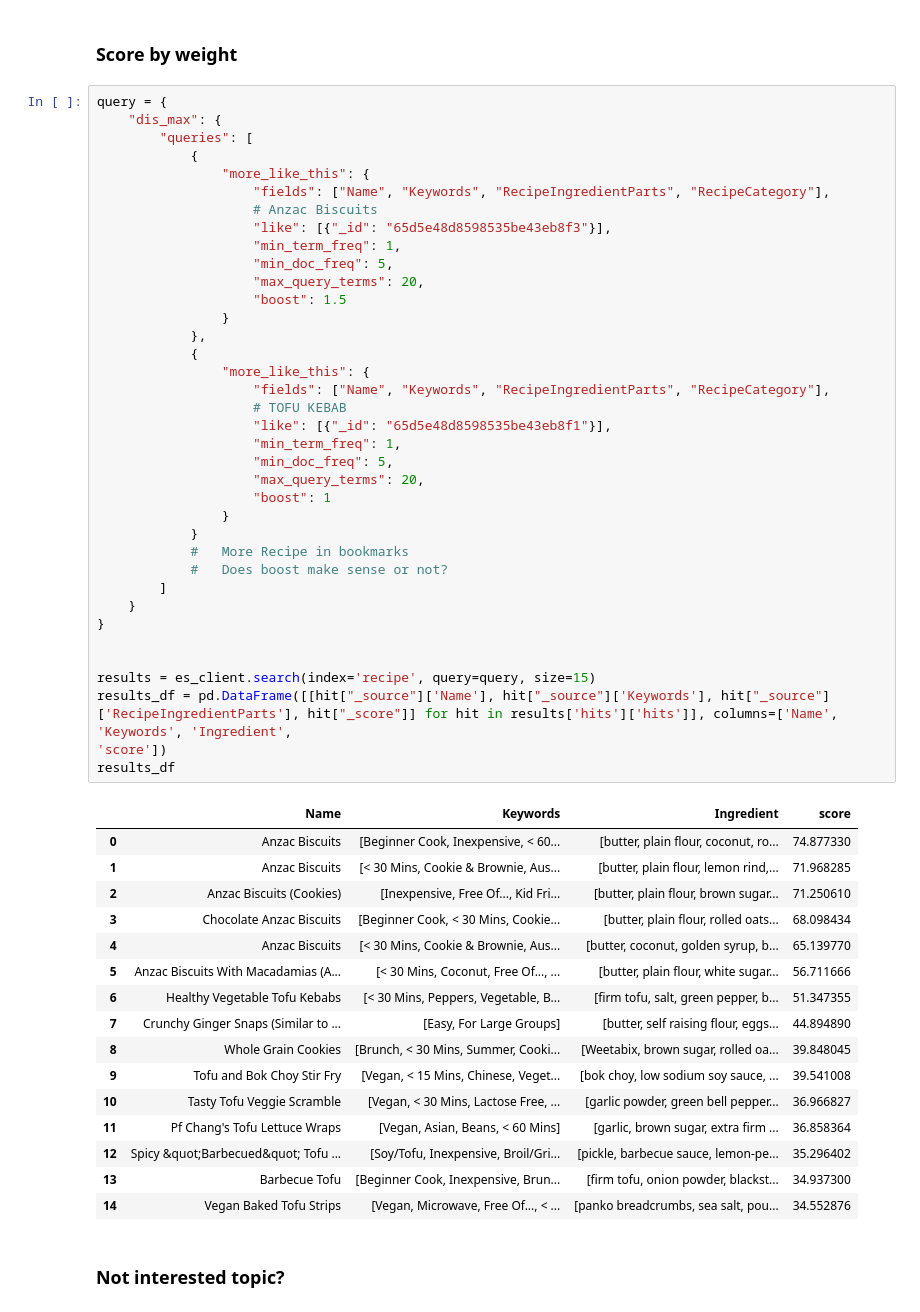
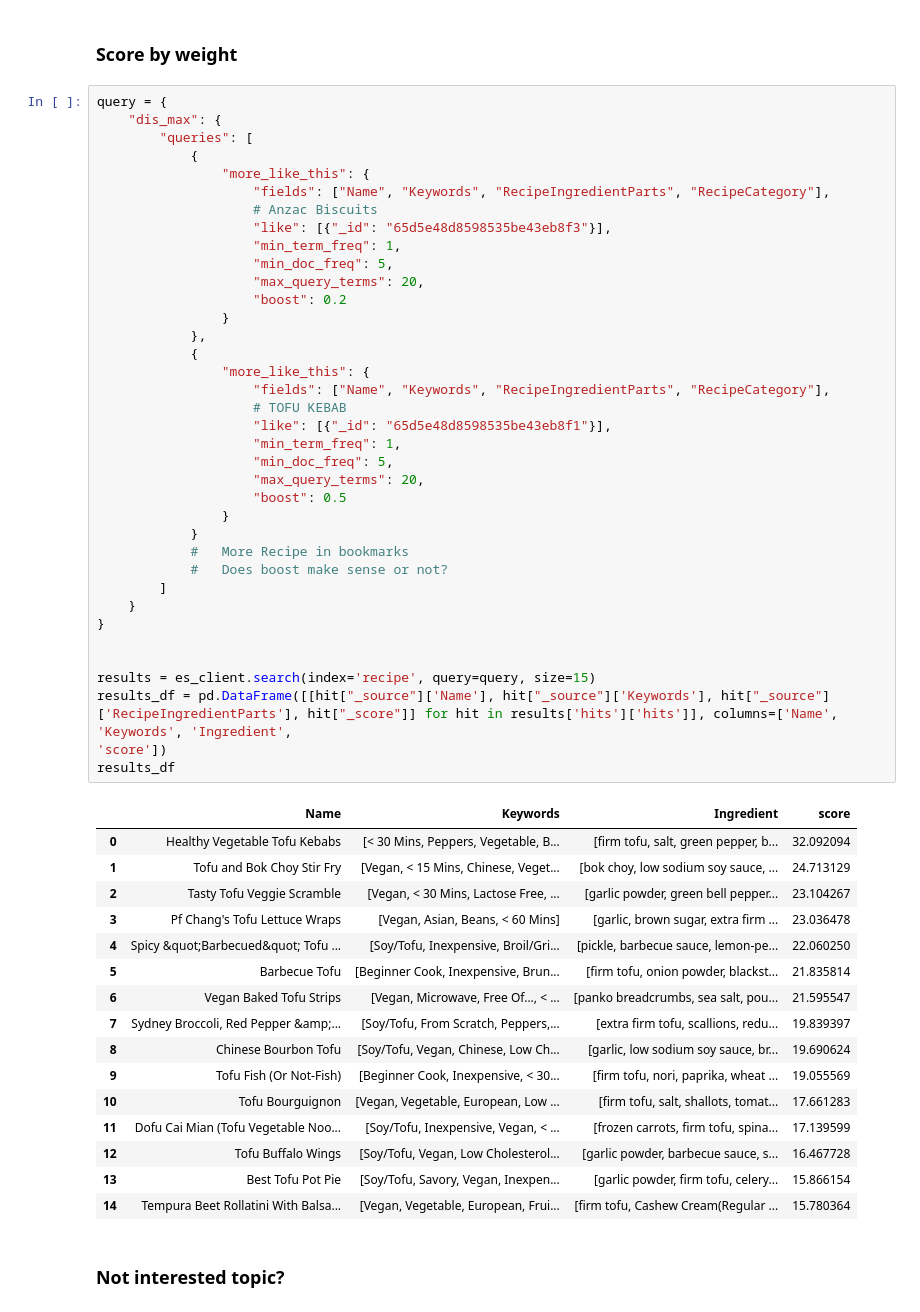
Before and after one commit to h0shizaki/DishDash-Retrieval, a Jupyter notebook: data-pipeline.ipynb, the cells around one changed output. Drawn from its saved outputs; the diff is of its cells as text.

```diff
--- a/data-pipeline.ipynb
+++ b/data-pipeline.ipynb
@@ -244,50 +246,50 @@ query = {
                     "like": [{"_id": "65d5e48d8598535be43eb8f3"}],
                     "min_term_freq": 1,
                     "min_doc_freq": 5,
                     "max_query_terms": 20,
-                    "boost": 1.5
+                    "boost": 0.2
                 }
             },
             {
                 "more_like_this": {
                     "fields": ["Name", "Keywords", "RecipeIngredientParts", "RecipeCategory"],
                     # TOFU KEBAB
                     "like": [{"_id": "65d5e48d8598535be43eb8f1"}],
                     "min_term_freq": 1,
                     "min_doc_freq": 5,
                     "max_query_terms": 20,
-                    "boost": 1
+                    "boost": 0.5
                 }
             }
             #   More Recipe in bookmarks
             #   Does boost make sense or not?
         ]
     }
 }
 
 
 results = es_client.search(index='recipe', query=query, size=15)
 results_df = pd.DataFrame([[hit["_source"]['Name'], hit["_source"]['Keywords'], hit["_source"]
 ['RecipeIngredientParts'], hit["_score"]] for hit in results['hits']['hits']], columns=['Name', 'Keywords', 'Ingredient',
 'score'])
 results_df
 # %% [output]
 |  | Name | Keywords | Ingredient | score |
-| 0 | Anzac Biscuits | [Beginner Cook, Inexpensive, < 60... | [butter, plain flour, coconut, ro... | 74.877330 |
-| 1 | Anzac Biscuits | [< 30 Mins, Cookie & Brownie, Aus... | [butter, plain flour, lemon rind,... | 71.968285 |
-| 2 | Anzac Biscuits (Cookies) | [Inexpensive, Free Of..., Kid Fri... | [butter, plain flour, brown sugar... | 71.250610 |
-| 3 | Chocolate Anzac Biscuits | [Beginner Cook, < 30 Mins, Cookie... | [butter, plain flour, rolled oats... | 68.098434 |
-| 4 | Anzac Biscuits | [< 30 Mins, Cookie & Brownie, Aus... | [butter, coconut, golden syrup, b... | 65.139770 |
-| 5 | Anzac Biscuits With Macadamias (A... | [< 30 Mins, Coconut, Free Of..., ... | [butter, plain flour, white sugar... | 56.711666 |
-| 6 | Healthy Vegetable Tofu Kebabs | [< 30 Mins, Peppers, Vegetable, B... | [firm tofu, salt, green pepper, b... | 51.347355 |
-| 7 | Crunchy Ginger Snaps (Similar to ... | [Easy, For Large Groups] | [butter, self raising flour, eggs... | 44.894890 |
-| 8 | Whole Grain Cookies | [Brunch, < 30 Mins, Summer, Cooki... | [Weetabix, brown sugar, rolled oa... | 39.848045 |
-| 9 | Tofu and Bok Choy Stir Fry | [Vegan, < 15 Mins, Chinese, Veget... | [bok choy, low sodium soy sauce, ... | 39.541008 |
-| 10 | Tasty Tofu Veggie Scramble | [Vegan, < 30 Mins, Lactose Free, ... | [garlic powder, green bell pepper... | 36.966827 |
-| 11 | Pf Chang's Tofu Lettuce Wraps | [Vegan, Asian, Beans, < 60 Mins] | [garlic, brown sugar, extra firm ... | 36.858364 |
-| 12 | Spicy &quot;Barbecued&quot; Tofu ... | [Soy/Tofu, Inexpensive, Broil/Gri... | [pickle, barbecue sauce, lemon-pe... | 35.296402 |
-| 13 | Barbecue Tofu | [Beginner Cook, Inexpensive, Brun... | [firm tofu, onion powder, blackst... | 34.937300 |
-| 14 | Vegan Baked Tofu Strips | [Vegan, Microwave, Free Of..., < ... | [panko breadcrumbs, sea salt, pou... | 34.552876 |
+| 0 | Healthy Vegetable Tofu Kebabs | [< 30 Mins, Peppers, Vegetable, B... | [firm tofu, salt, green pepper, b... | 32.092094 |
+| 1 | Tofu and Bok Choy Stir Fry | [Vegan, < 15 Mins, Chinese, Veget... | [bok choy, low sodium soy sauce, ... | 24.713129 |
+| 2 | Tasty Tofu Veggie Scramble | [Vegan, < 30 Mins, Lactose Free, ... | [garlic powder, green bell pepper... | 23.104267 |
+| 3 | Pf Chang's Tofu Lettuce Wraps | [Vegan, Asian, Beans, < 60 Mins] | [garlic, brown sugar, extra firm ... | 23.036478 |
+| 4 | Spicy &quot;Barbecued&quot; Tofu ... | [Soy/Tofu, Inexpensive, Broil/Gri... | [pickle, barbecue sauce, lemon-pe... | 22.060250 |
+| 5 | Barbecue Tofu | [Beginner Cook, Inexpensive, Brun... | [firm tofu, onion powder, blackst... | 21.835814 |
+| 6 | Vegan Baked Tofu Strips | [Vegan, Microwave, Free Of..., < ... | [panko breadcrumbs, sea salt, pou... | 21.595547 |
+| 7 | Sydney Broccoli, Red Pepper &amp;... | [Soy/Tofu, From Scratch, Peppers,... | [extra firm tofu, scallions, redu... | 19.839397 |
+| 8 | Chinese Bourbon Tofu | [Soy/Tofu, Vegan, Chinese, Low Ch... | [garlic, low sodium soy sauce, br... | 19.690624 |
+| 9 | Tofu Fish (Or Not-Fish) | [Beginner Cook, Inexpensive, < 30... | [firm tofu, nori, paprika, wheat ... | 19.055569 |
+| 10 | Tofu Bourguignon | [Vegan, Vegetable, European, Low ... | [firm tofu, salt, shallots, tomat... | 17.661283 |
+| 11 | Dofu Cai Mian (Tofu Vegetable Noo... | [Soy/Tofu, Inexpensive, Vegan, < ... | [frozen carrots, firm tofu, spina... | 17.139599 |
+| 12 | Tofu Buffalo Wings | [Soy/Tofu, Vegan, Low Cholesterol... | [garlic powder, barbecue sauce, s... | 16.467728 |
+| 13 | Best Tofu Pot Pie | [Soy/Tofu, Savory, Vegan, Inexpen... | [garlic powder, firm tofu, celery... | 15.866154 |
+| 14 | Tempura Beet Rollatini With Balsa... | [Vegan, Vegetable, European, Frui... | [firm tofu, Cashew Cream(Regular ... | 15.780364 |
 # %% [markdown]
 ### Not interested topic?
 # %%
```
Also changed, not shown: parts of 7 cells of this notebook, 1 other file.
